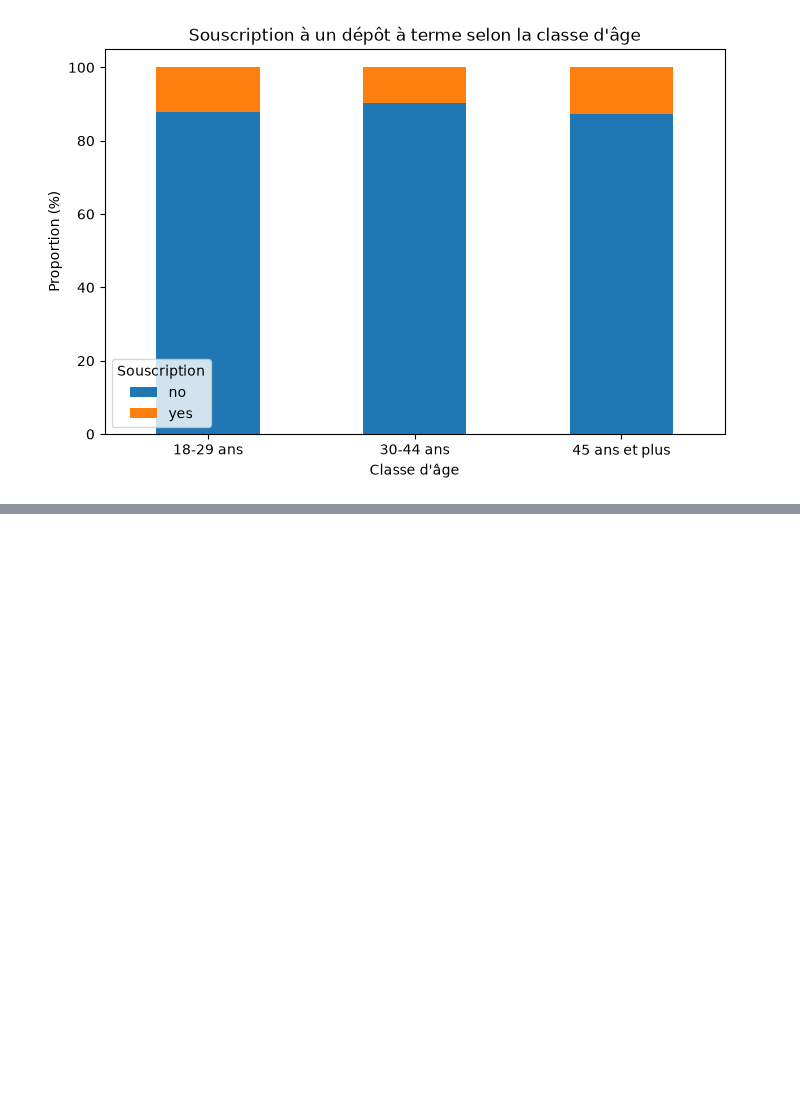
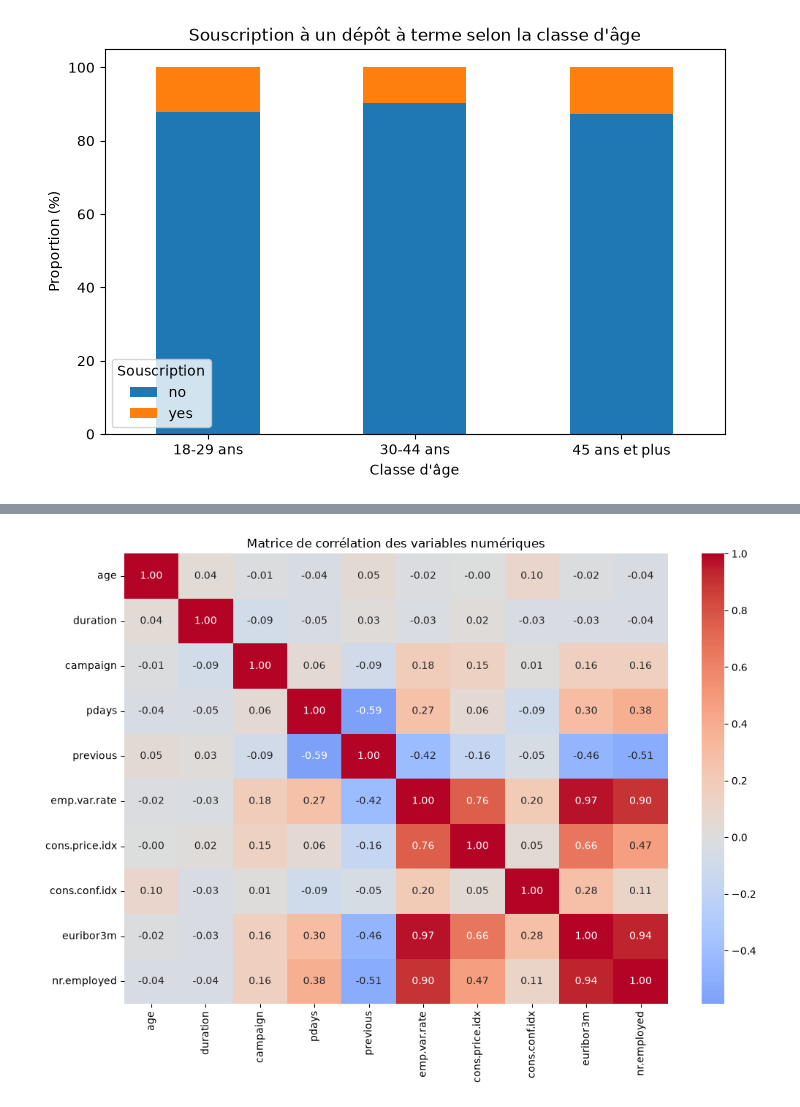
Before and after one commit to md0312/projet_MLOps, a Jupyter notebook: notebooks/01_eda.ipynb, the cells around one changed output, grey strips where cells are left out. Saved outputs shown, nothing was run; the diff lists cells and outputs as text; code cells hidden in the pictures; blank space fills up the shorter version.

```diff
--- a/notebooks/01_eda.ipynb
+++ b/notebooks/01_eda.ipynb
@@ -231,0 +269,18 @@ plt.show()
+# %%
+# Calcul de la matrice de corrélation
+df_num = df.select_dtypes(include="number")
+
+corr = df_num.corr()
+
+plt.figure(figsize=(12, 8))
+sns.heatmap(
+    corr,
+    annot=True,
+    fmt=".2f",
+    cmap="coolwarm",
+    center=0
+)
+plt.title("Matrice de corrélation des variables numériques")
+plt.show()
+# %% [output]
+[figure, added]
```
Also changed, not shown: parts of 8 cells of this notebook, 1 other file.
